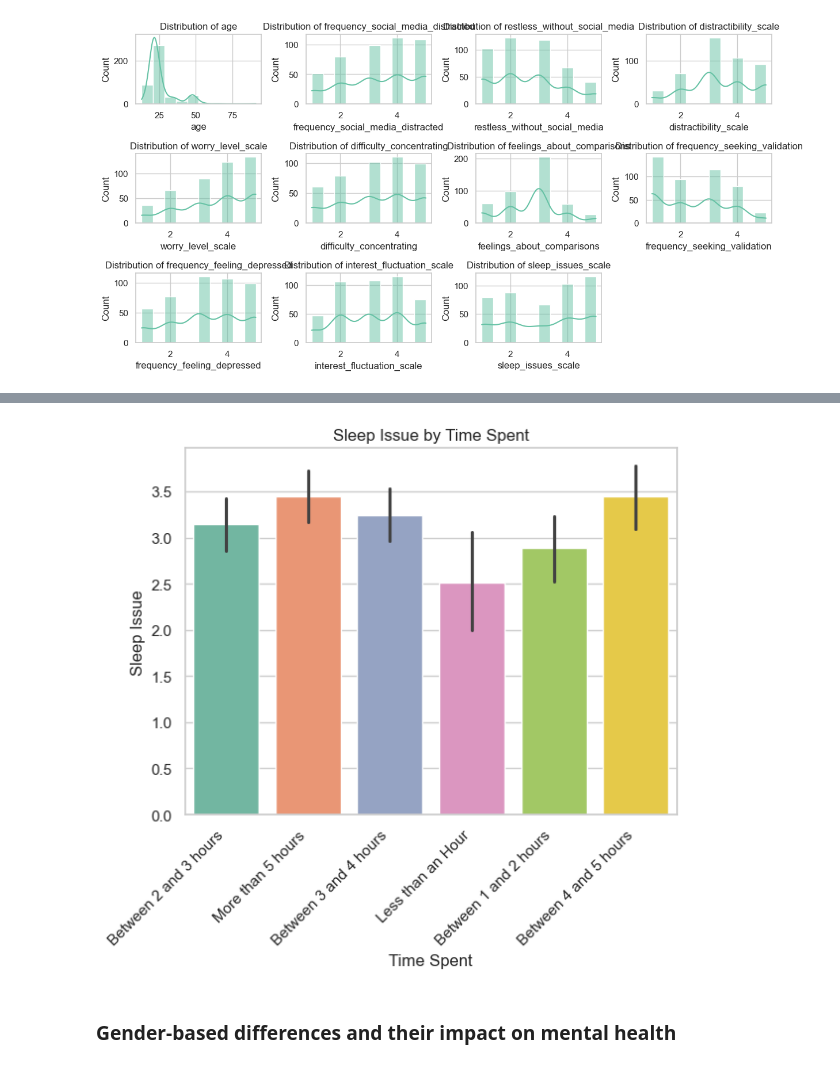
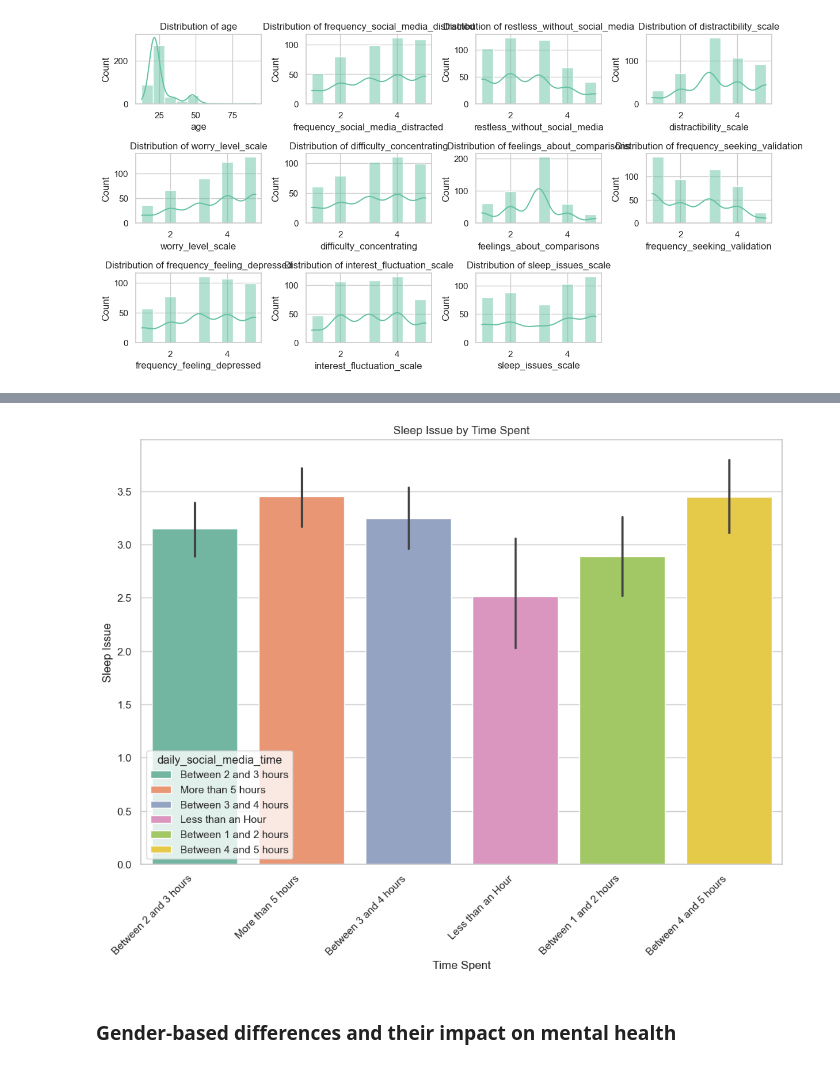
Before and after one commit to nirmal2i43a5/Predicting-Mental-Health-Risk-from-Social-Media-Behavior, a Jupyter notebook: mental_health_analysis.ipynb, the cells around one changed output, grey strips where cells are left out. Drawn from its saved outputs; the diff is of its cells as text; code cells hidden in the pictures.

```diff
--- a/mental_health_analysis.ipynb
+++ b/mental_health_analysis.ipynb
@@ -401,12 +408,15 @@ plt.show()
 # %%
+plt.figure(figsize=(12, 8))
+
+
 sns.barplot(df, x = 'daily_social_media_time', y = "sleep_issues_scale" ,hue = 'daily_social_media_time')
 plt.title("Sleep Issue by Time Spent")
 plt.xlabel("Time Spent")
 plt.ylabel("Sleep Issue")
 plt.xticks(rotation=45, ha='right')
 plt.show()
 # %% [output]
-[figure, old version]
+[figure, new version]
 # %% [markdown]
 ### Gender-based differences and their impact on mental health
 # %%
```
Also changed, not shown: parts of 14 cells of this notebook.
